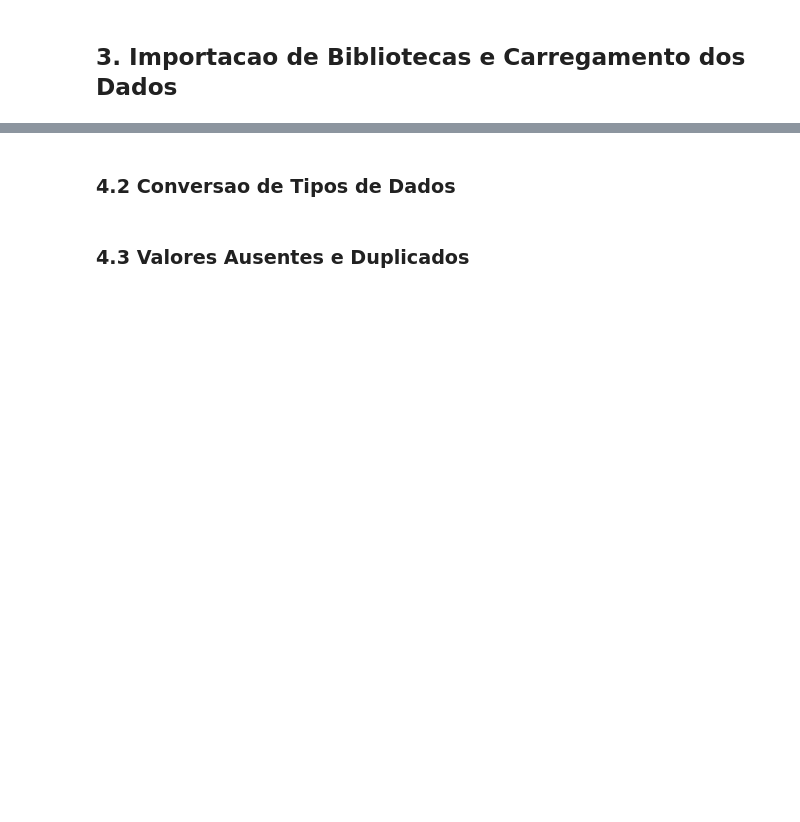
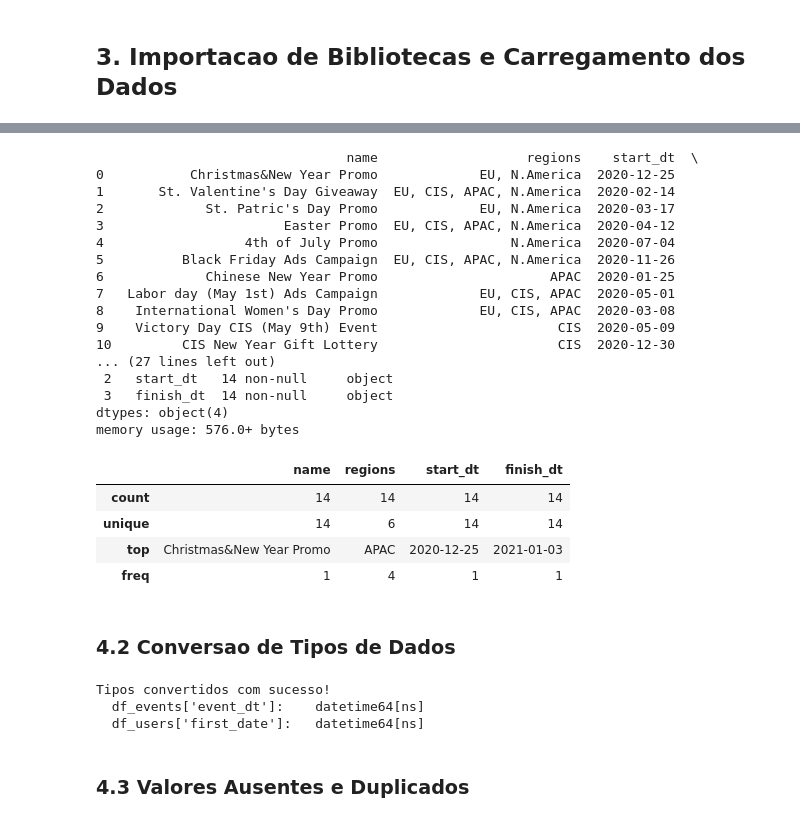
Before and after one commit to ezodia1/testeab, a Jupyter notebook: teste_ab_recommender_system.ipynb, the cells around one changed output, grey strips where cells are left out. Saved outputs shown, nothing was run; the diff lists cells and outputs as text; code cells hidden in the pictures; blank space fills up the shorter version.

```diff
--- a/teste_ab_recommender_system.ipynb
+++ b/teste_ab_recommender_system.ipynb
@@ -112,14 +114,47 @@ print(participants.dtypes)
+# %%
+# df_marketing
+print(df_marketing.head(15))
+print(df_marketing.shape)
+df_marketing.info()
+df_marketing.describe()
+# %% [output]
+                                name                   regions    start_dt  \
+0           Christmas&New Year Promo             EU, N.America  2020-12-25
+1       St. Valentine's Day Giveaway  EU, CIS, APAC, N.America  2020-02-14
+2             St. Patric's Day Promo             EU, N.America  2020-03-17
+3                       Easter Promo  EU, CIS, APAC, N.America  2020-04-12
+4                  4th of July Promo                 N.America  2020-07-04
+5          Black Friday Ads Campaign  EU, CIS, APAC, N.America  2020-11-26
+6             Chinese New Year Promo                      APAC  2020-01-25
+7   Labor day (May 1st) Ads Campaign             EU, CIS, APAC  2020-05-01
+8    International Women's Day Promo             EU, CIS, APAC  2020-03-08
+9    Victory Day CIS (May 9th) Event                       CIS  2020-05-09
+10         CIS New Year Gift Lottery                       CIS  2020-12-30
+... (27 lines left out)
+ 2   start_dt   14 non-null     object
+ 3   finish_dt  14 non-null     object
+dtypes: object(4)
+memory usage: 576.0+ bytes
+|  | name | regions | start_dt | finish_dt |
+| count | 14 | 14 | 14 | 14 |
+| unique | 14 | 6 | 14 | 14 |
+| top | Christmas&New Year Promo | APAC | 2020-12-25 | 2021-01-03 |
+| freq | 1 | 4 | 1 | 1 |
 # %% [markdown]
 ### 4.2 Conversao de Tipos de Dados
 # %%
-events['event_dt']     = pd.to_datetime(events['event_dt'])
-users['first_date']    = pd.to_datetime(users['first_date'])
-marketing['start_dt']  = pd.to_datetime(marketing['start_dt'])
-marketing['finish_dt'] = pd.to_datetime(marketing['finish_dt'])
+df_events['event_dt']     = pd.to_datetime(df_events['event_dt'])
+df_users['first_date']    = pd.to_datetime(df_users['first_date'])
+df_marketing['start_dt']  = pd.to_datetime(df_marketing['start_dt'])
+df_marketing['finish_dt'] = pd.to_datetime(df_marketing['finish_dt'])
 
 print('Tipos convertidos com sucesso!')
-print(f"  events['event_dt']:    {events['event_dt'].dtype}")
-print(f"  users['first_date']:   {users['first_date'].dtype}")
+print(f"  df_events['event_dt']:    {df_events['event_dt'].dtype}")
+print(f"  df_users['first_date']:   {df_users['first_date'].dtype}")
+# %% [output]
+Tipos convertidos com sucesso!
+  df_events['event_dt']:    datetime64[ns]
+  df_users['first_date']:   datetime64[ns]
 # %% [markdown]
 ### 4.3 Valores Ausentes e Duplicados
 # %%
```
Also changed, not shown: parts of 30 cells of this notebook, 5 other files.
